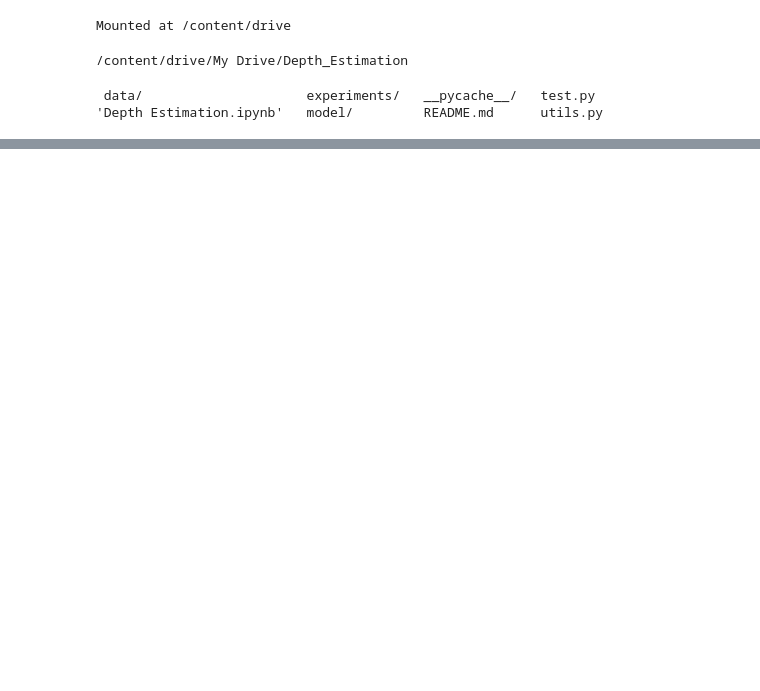
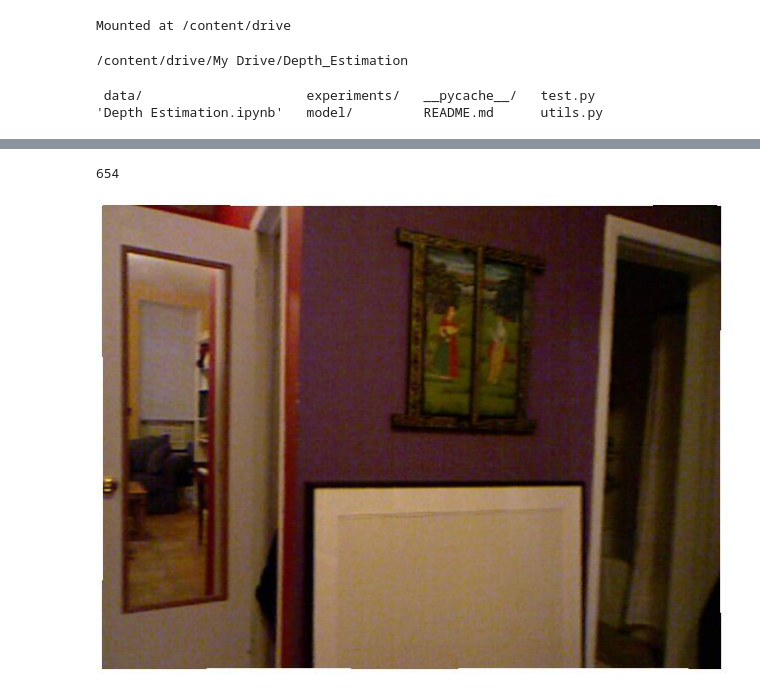
Before and after one commit to ashok-arjun/Monocular-Depth-Estimation, a Jupyter notebook: Depth Estimation.ipynb, the cells around one changed output, grey strips where cells are left out. Drawn from its saved outputs; the diff is of its cells as text; code cells hidden in the pictures; blank space fills up the shorter version.

Commit message:
displayed image from 50k set

```diff
--- a/Depth Estimation.ipynb
+++ b/Depth Estimation.ipynb
@@ -87,0 +83,36 @@ test.main()
+# %%
+from zipfile import ZipFile
+
+path = 'data/raw/nyu_data.zip'
+input_zip = ZipFile(path)
+data = {name: input_zip.read(name) for name in input_zip.namelist()}
+# %%
+nyu_train = []
+
+for row in data['data/nyu2_train.csv'].decode('UTF-8').split('\n'):
+  if len(row) > 0:
+    nyu_train.append(row.split(',')) #stores the image and its depth
+
+nyu_test = []
+
+for row in data['data/nyu2_test.csv'].decode('UTF-8').split('\n'):
+  if len(row) > 0:
+    nyu_test.append(row.split(',')) #stores the image and its depth
+# %%
+len(nyu_test)
+# %% [output]
+654
+# %%
+sample = nyu_train[0]
+maxDepth = 1000.0
+x = np.clip(np.asarray(Image.open( BytesIO(data[sample[0]]) )).reshape(480,640,3)/255,0,1)
+# y = np.clip(np.asarray(Image.open( BytesIO(data[sample[1]]) )).reshape(480,640)/255*maxDepth,0,maxDepth)
+
+y = np.asarray(Image.open( BytesIO(data[sample[1]]) )).reshape(480,640)
+# y_unclipped_unnormalised = np.asarray(Image.open( BytesIO(data[sample[1]]) )).reshape(480,640)
+# y = 255/y
+
+Image.fromarray((x * 255).astype(np.uint8), mode = 'RGB')
+# Image.fromarray((y * 255).astype(np.uint8), mode = 'L')
+# %% [output]
+[figure, added]
```
Also changed, not shown: parts of 7 cells of this notebook, 2 other files.
